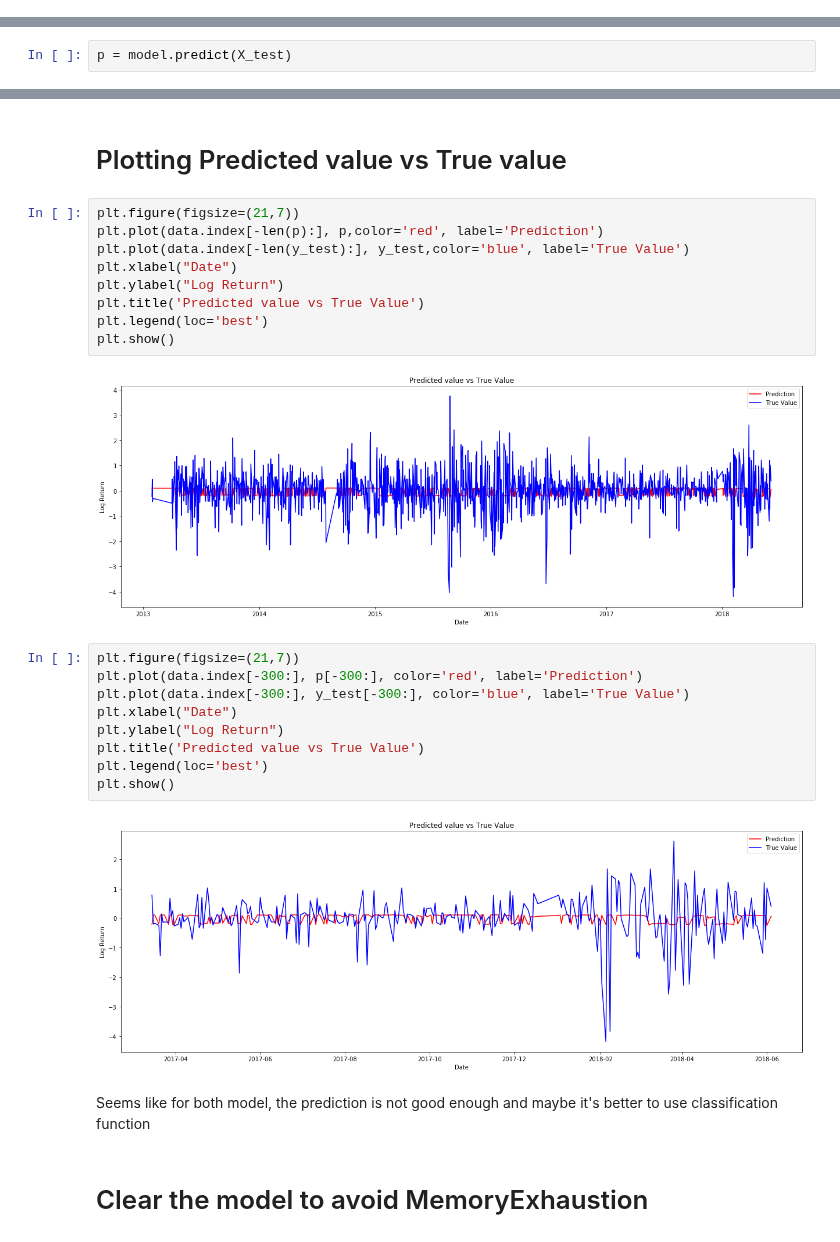
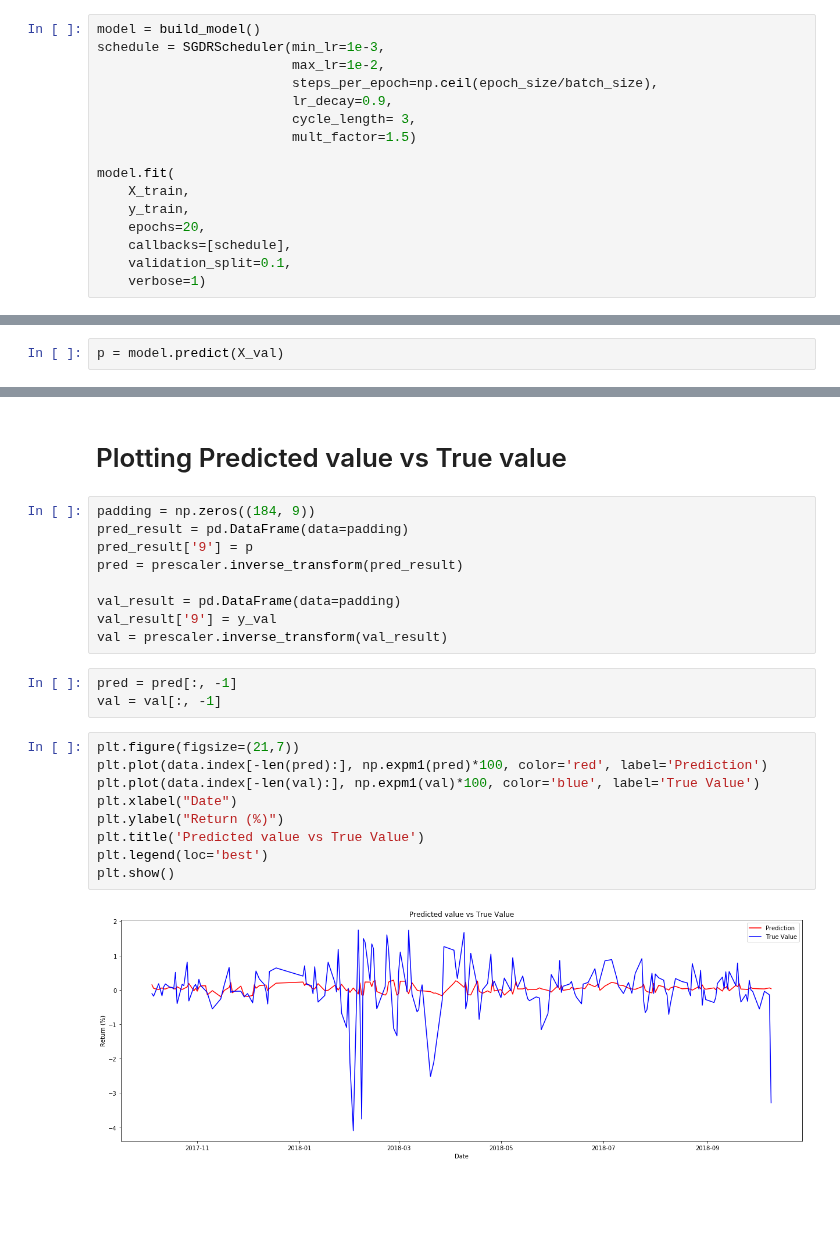
Before and after one commit to BenjiKCF/Neural-Net-with-Financial-Time-Series-Data, a Jupyter notebook: 5. Recurrent Neural Network.ipynb, the cells around one changed output, grey strips where cells are left out. Drawn from its saved outputs; the diff is of its cells as text; blank space fills up the shorter version.

```diff
--- a/5. Recurrent Neural Network.ipynb
+++ b/5. Recurrent Neural Network.ipynb
@@ -238,0 +320,16 @@ Tanh GRU vs Relu GRU:
+# %%
+model = build_model()
+schedule = SGDRScheduler(min_lr=1e-3,
+                         max_lr=1e-2,
+                         steps_per_epoch=np.ceil(epoch_size/batch_size),
+                         lr_decay=0.9,
+                         cycle_length= 3,
+                         mult_factor=1.5)
+
+model.fit(
+    X_train,
+    y_train,
+    epochs=20,
+    callbacks=[schedule],
+    validation_split=0.1,
+    verbose=1)
@@ -250,32 +364,29 @@ RMSE: 0.803628 R2 : -0.101986
 # %%
-p = model.predict(X_test)
+p = model.predict(X_val)
 # %% [markdown]
 If the chosen model fits worse than a horizontal line, then R2 is negative.
 # %% [markdown]
 # Plotting Predicted value vs True value
+# %%
+padding = np.zeros((184, 9))
+pred_result = pd.DataFrame(data=padding)
+pred_result['9'] = p
+pred = prescaler.inverse_transform(pred_result)
+
+val_result = pd.DataFrame(data=padding)
+val_result['9'] = y_val
+val = prescaler.inverse_transform(val_result)
+# %%
+pred = pred[:, -1]
+val = val[:, -1]
 # %%
 plt.figure(figsize=(21,7))
-plt.plot(data.index[-len(p):], p,color='red', label='Prediction')
-plt.plot(data.index[-len(y_test):], y_test,color='blue', label='True Value')
+plt.plot(data.index[-len(pred):], np.expm1(pred)*100, color='red', label='Prediction')
+plt.plot(data.index[-len(val):], np.expm1(val)*100, color='blue', label='True Value')
 plt.xlabel("Date")
-plt.ylabel("Log Return")
+plt.ylabel("Return (%)")
 plt.title('Predicted value vs True Value')
 plt.legend(loc='best')
 plt.show()
 # %% [output]
-[figure, old version]
+[figure, new version]
-# %%
-plt.figure(figsize=(21,7))
-plt.plot(data.index[-300:], p[-300:], color='red', label='Prediction')
-plt.plot(data.index[-300:], y_test[-300:], color='blue', label='True Value')
-plt.xlabel("Date")
-plt.ylabel("Log Return")
-plt.title('Predicted value vs True Value')
-plt.legend(loc='best')
-plt.show()
-# %% [output]
-[figure, removed]
-# %% [markdown]
-Seems like for both model, the prediction is not good enough and maybe it's better to use classification function
-# %% [markdown]
-# Clear the model to avoid MemoryExhaustion
```
Also changed, not shown: parts of 36 cells of this notebook, 6 other files.
